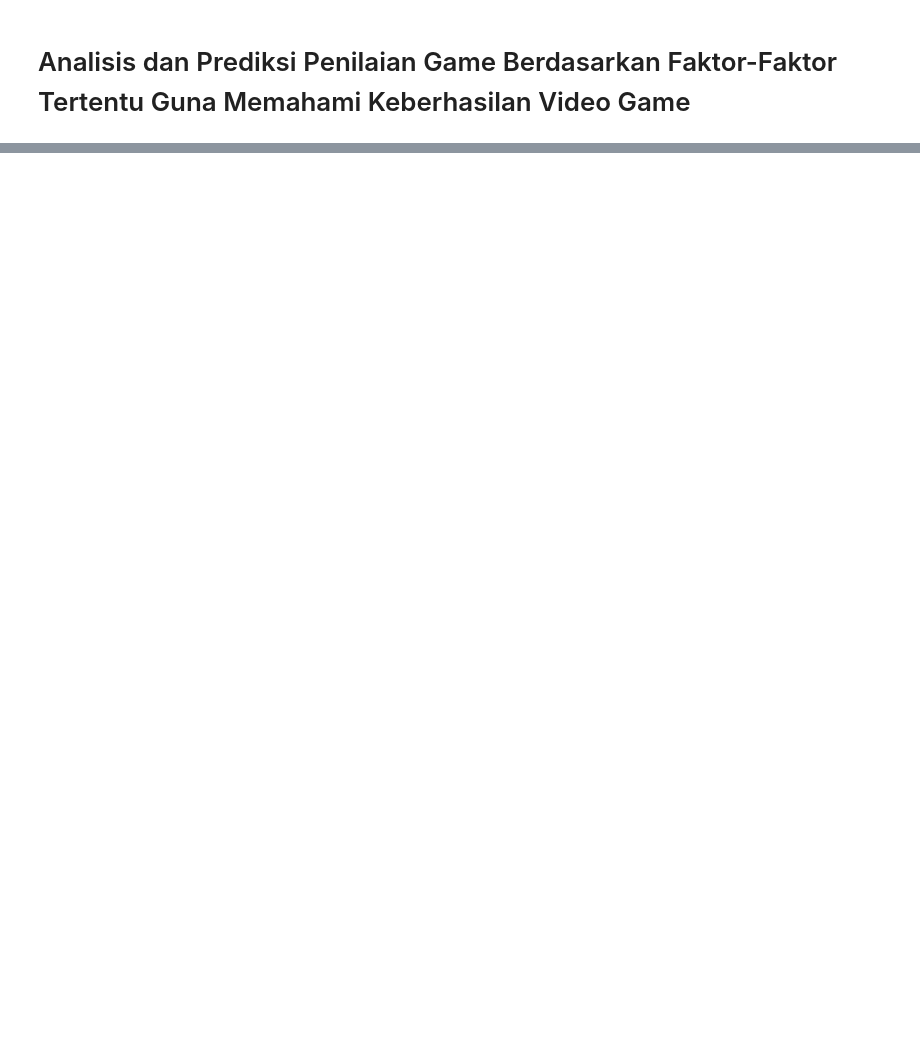
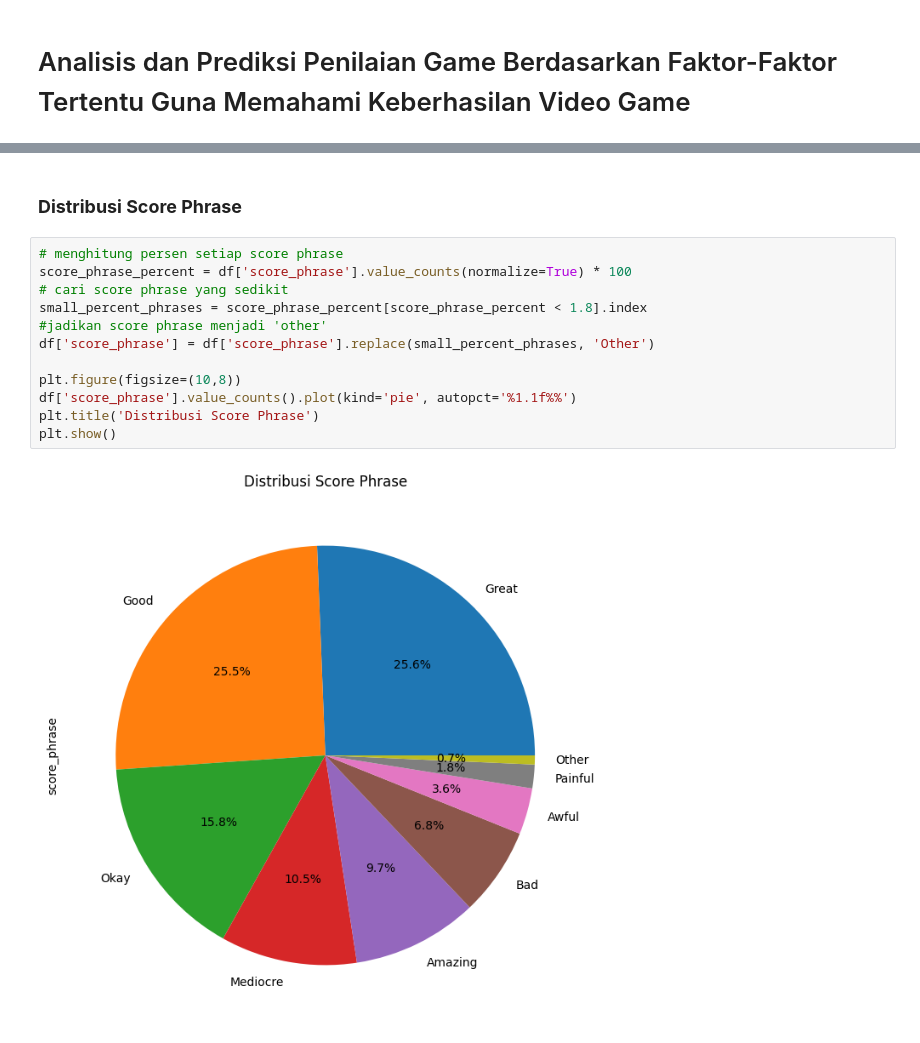
Before and after one commit to mhnbl/Muhammad-Nabil_046_Data-Mining, a Jupyter notebook: Muhammad_Nabil_2209116046.ipynb, the cells around one changed output, grey strips where cells are left out. Drawn from its saved outputs; the diff is of its cells as text; blank space fills up the shorter version.

```diff
--- a/Muhammad_Nabil_2209116046.ipynb
+++ b/Muhammad_Nabil_2209116046.ipynb
@@ -24,0 +255,16 @@ Analisis ini dapat memberikan wawasan berharga kepada industri game untuk mening
+# %% [markdown]
+### **Distribusi Score Phrase**
+# %%
+# menghitung persen setiap score phrase
+score_phrase_percent = df['score_phrase'].value_counts(normalize=True) * 100
+# cari score phrase yang sedikit
+small_percent_phrases = score_phrase_percent[score_phrase_percent < 1.8].index
+#jadikan score phrase menjadi 'other'
+df['score_phrase'] = df['score_phrase'].replace(small_percent_phrases, 'Other')
+
+plt.figure(figsize=(10,8))
+df['score_phrase'].value_counts().plot(kind='pie', autopct='%1.1f%%')
+plt.title('Distribusi Score Phrase')
+plt.show()
+# %% [output]
+[figure, added]
```
Also changed, not shown: parts of 46 cells of this notebook.
